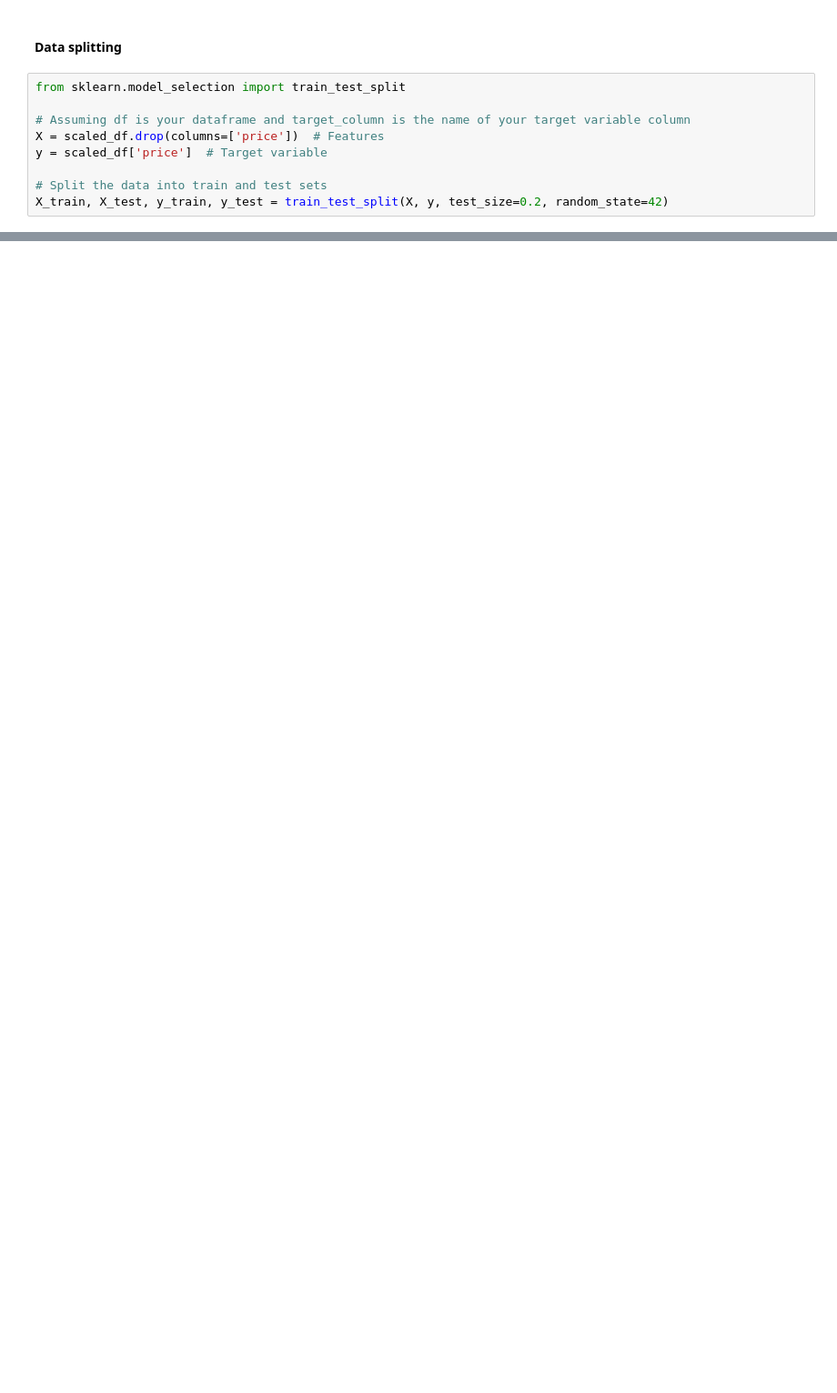
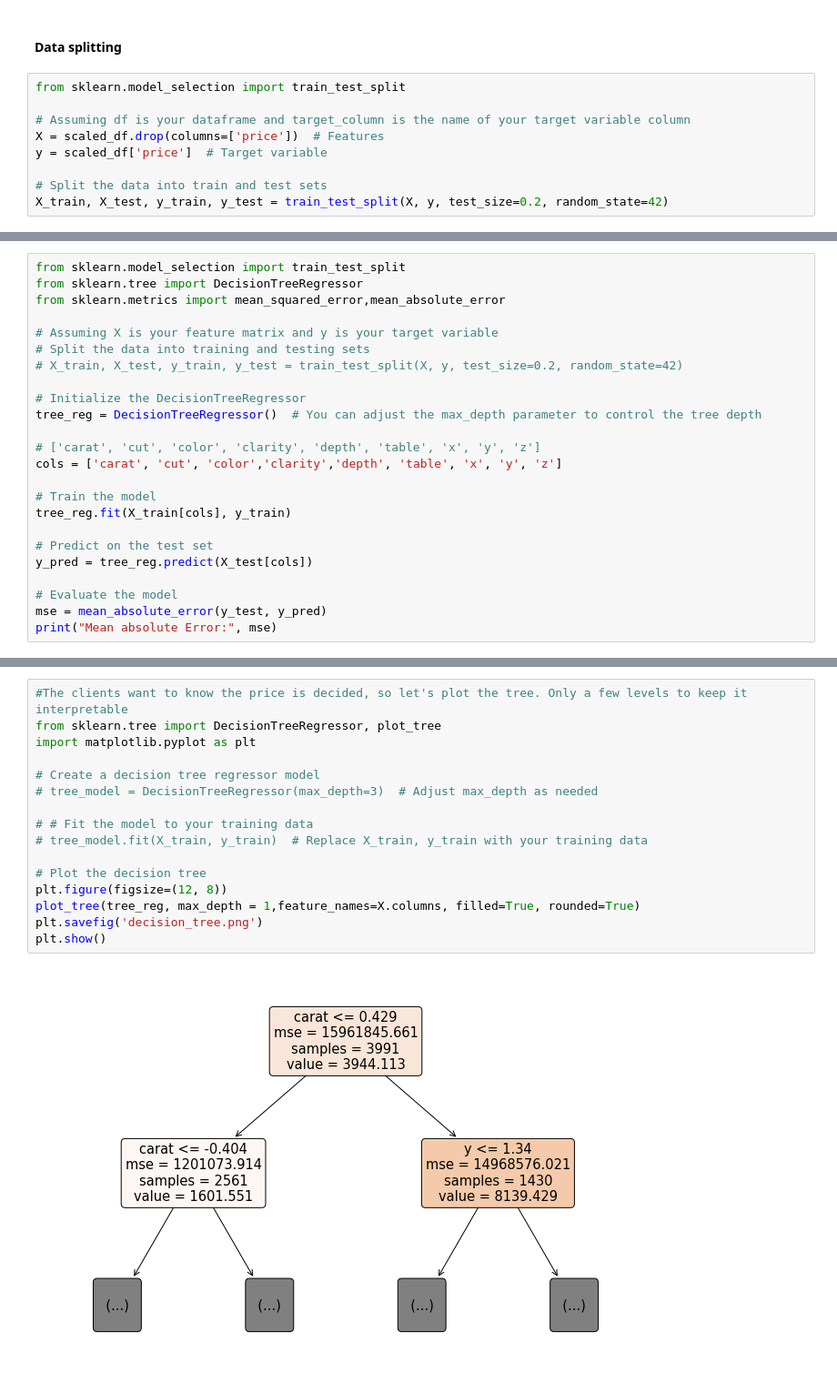
Before and after one commit to juannpmari/xtream-ai-assignment-engineer, a Jupyter notebook: model_dev.ipynb, the cells around one changed output, grey strips where cells are left out. Shown at 91% size. Cells and saved outputs as stored; diff of their text form; blank space fills up the shorter version.

```diff
--- a/model_dev.ipynb
+++ b/model_dev.ipynb
@@ -300,0 +403,24 @@ Spearman rank correlation coefficient: 0.9627251806022371
+# %%
+from sklearn.model_selection import train_test_split
+from sklearn.tree import DecisionTreeRegressor
+from sklearn.metrics import mean_squared_error,mean_absolute_error
+
+# Assuming X is your feature matrix and y is your target variable
+# Split the data into training and testing sets
+# X_train, X_test, y_train, y_test = train_test_split(X, y, test_size=0.2, random_state=42)
+
+# Initialize the DecisionTreeRegressor
+tree_reg = DecisionTreeRegressor()  # You can adjust the max_depth parameter to control the tree depth
+
+# ['carat', 'cut', 'color', 'clarity', 'depth', 'table', 'x', 'y', 'z']
+cols = ['carat', 'cut', 'color','clarity','depth', 'table', 'x', 'y', 'z']
+
+# Train the model
+tree_reg.fit(X_train[cols], y_train)
+
+# Predict on the test set
+y_pred = tree_reg.predict(X_test[cols])
+
+# Evaluate the model
+mse = mean_absolute_error(y_test, y_pred)
+print("Mean absolute Error:", mse)
@@ -300,0 +433,18 @@ Spearman rank correlation coefficient: 0.9627251806022371
+# %%
+#The clients want to know the price is decided, so let's plot the tree. Only a few levels to keep it interpretable
+from sklearn.tree import DecisionTreeRegressor, plot_tree
+import matplotlib.pyplot as plt
+
+# Create a decision tree regressor model
+# tree_model = DecisionTreeRegressor(max_depth=3)  # Adjust max_depth as needed
+
+# # Fit the model to your training data
+# tree_model.fit(X_train, y_train)  # Replace X_train, y_train with your training data
+
+# Plot the decision tree
+plt.figure(figsize=(12, 8))
+plot_tree(tree_reg, max_depth = 1,feature_names=X.columns, filled=True, rounded=True)
+plt.savefig('decision_tree.png')
+plt.show()
+# %% [output]
+[figure, added]
```
Also changed, not shown: parts of 26 cells of this notebook, 1 other file.
